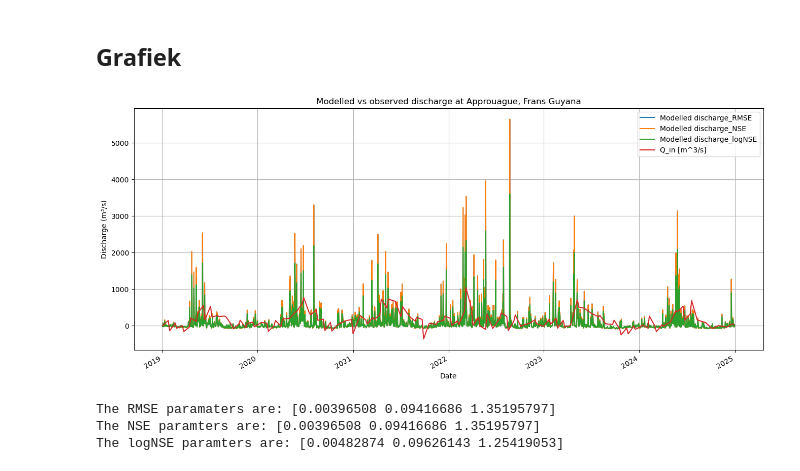
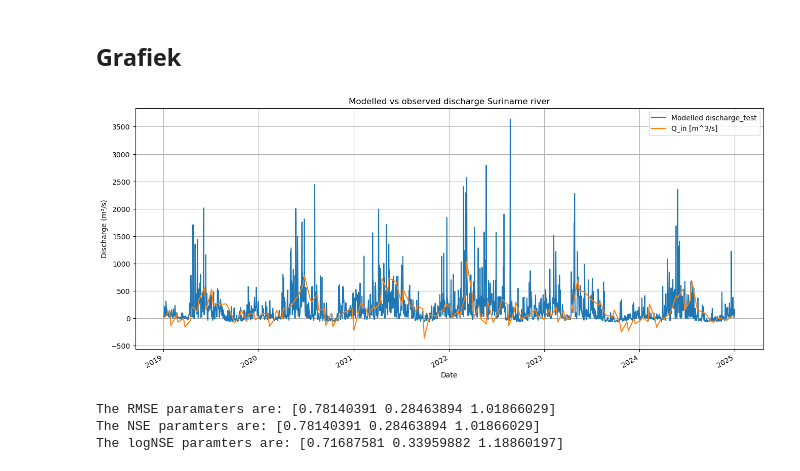
Before and after one commit to eWaterCycle/projects, a Jupyter notebook: Suriname_Model/Suriname_calibration.ipynb, the cells around one changed output. Cells and saved outputs as stored; diff of their text form; code cells hidden in the pictures.

Commit message:
Suriname kalibratie af

```diff
--- a/Suriname_Model/Suriname_calibration.ipynb
+++ b/Suriname_Model/Suriname_calibration.ipynb
@@ -138,7 +138,7 @@ evap = evap.sel(time=slice(begin_datum, eind_datum))
 #chagpt test
 height = height[
     (height["datetime_local_none_test"] >= begin_datum) &
-    # (height["datetime_local_none_test"] <= eind_datum)
+    (height["datetime_local_none_test"] <= eind_datum)
 ].copy()
 
 height = height.reset_index(drop=True)
@@ -282,11 +282,16 @@ def logNSE(output, observed, start, end):
 # %% [markdown]
 ## Parameters genereren
 # %%
-N = 200 # 50 voor show, 200 voor test, 2000 voor kalibratie
+N = 500 # 50 voor show, 200 voor test, 2000 voor kalibratie
 # %%
+# originele boundaries
 param_names = ["Qgw", "alpha", "beta"]
-param_mins = np.array([0, 0, 1])
-param_maxs = np.array([0.01, 0.1, 5])
+# param_mins = np.array([0, 0, 1])
+# param_maxs = np.array([0.05, 0.2, 2])
+
+# na aantal testen zijn dit betere boundaries
+param_mins = np.array([0.7, 0.15, 1])
+param_maxs = np.array([1.3, 0.35, 1.3])
 
 #Fill the parameters array with N random values between each minimum and maximum
 sampler = qmc.LatinHypercube(d=len(param_names))
@@ -850,34 +876,37 @@ model_output_m3s_test = model_output_mmday * shape_file_area * 1000 / 86400
 # %%
 plt.figure(figsize=(16, 7))
 
 # q_critical = 500
 
 # plt.plot(df["Date"], df["Value"], label = "GRDC discharge data")
-model_output_m3s_RMSE.plot(label="Modelled discharge_RMSE")
-model_output_m3s_NSE.plot(label="Modelled discharge_NSE")
-model_output_m3s_logNSE.plot(label="Modelled discharge_logNSE")
-# model_output_m3s_test.plot(label="Modelled discharge_test")
+
+# model_output_m3s_logNSE.plot(label="Modelled discharge_logNSE")
+# model_output_m3s_RMSE.plot(label="Modelled discharge_RMSE")
+# model_output_m3s_NSE.plot(label="Modelled discharge_NSE")
+
+model_output_m3s_test.plot(label="Modelled discharge_test")
+
 # print("grdc = ",df)
 # print("model =", model_output_m3s)
 # plt.axhline(y=q_critical, linestyle=":", label=f'Critical discharge ({q_critical} m³/s', color='black')
 plt.plot(height["datetime_local_none_test"], Q_in_L, label = "Q_in [m^3/s]")
 
 plt.xlabel("Date")
 plt.ylabel("Discharge (m³/s)")
-plt.title("Modelled vs observed discharge at Approuague, Frans Guyana")
+plt.title("Modelled vs observed discharge Suriname river")
 plt.legend()
 plt.grid(True)
 # plt.xlim("2019-01-01", "2024-12-31")
 
 plt.show()
 
 np.set_printoptions(suppress=True)
 
 print(f'The RMSE paramaters are: {parameters_RMSE}')
 print(f'The NSE paramters are: {parameters_NSE}')
 print(f'The logNSE paramters are: {parameters_logNSE}');
 # %% [output]
-[figure, old version]
+[figure, new version]
-The RMSE paramaters are: [0.00396508 0.09416686 1.35195797]
-The NSE paramters are: [0.00396508 0.09416686 1.35195797]
-The logNSE paramters are: [0.00482874 0.09626143 1.25419053]
+The RMSE paramaters are: [0.78140391 0.28463894 1.01866029]
+The NSE paramters are: [0.78140391 0.28463894 1.01866029]
+The logNSE paramters are: [0.71687581 0.33959882 1.18860197]
```
Also changed, not shown: parts of 18 cells of this notebook, 1 other file.
